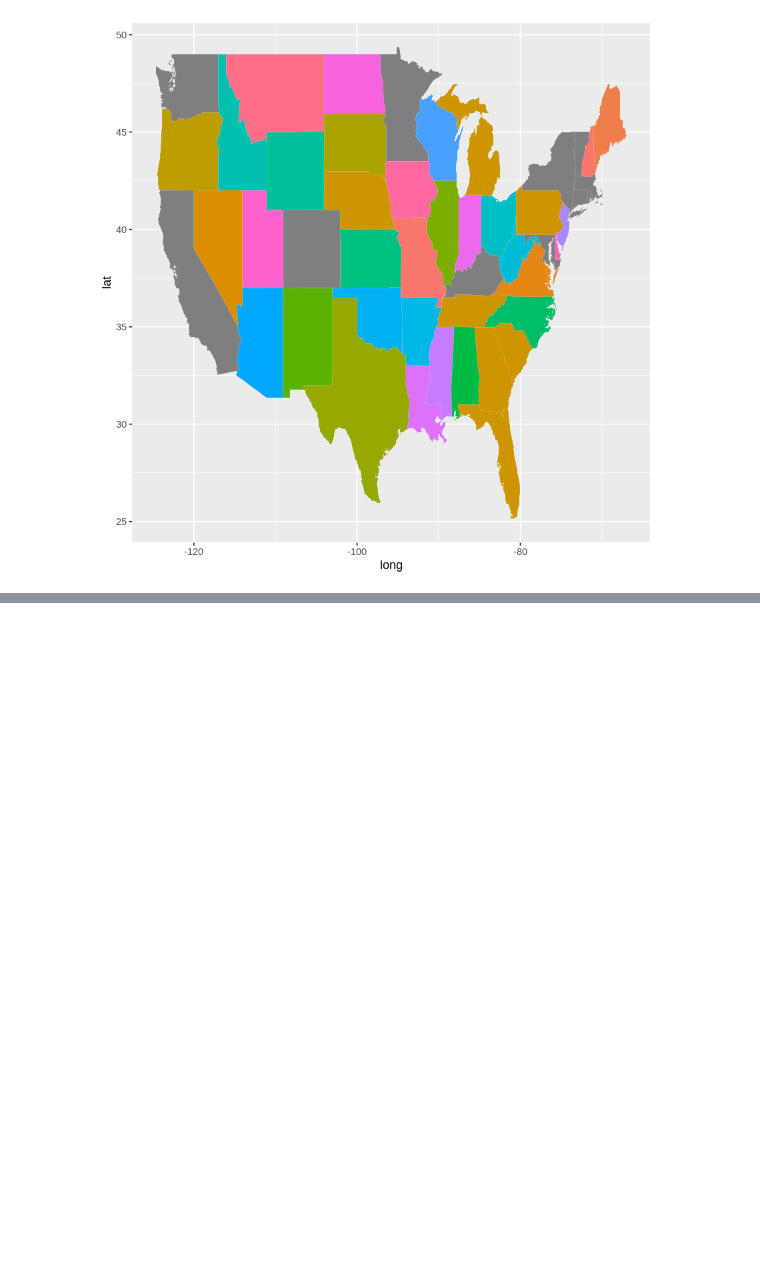
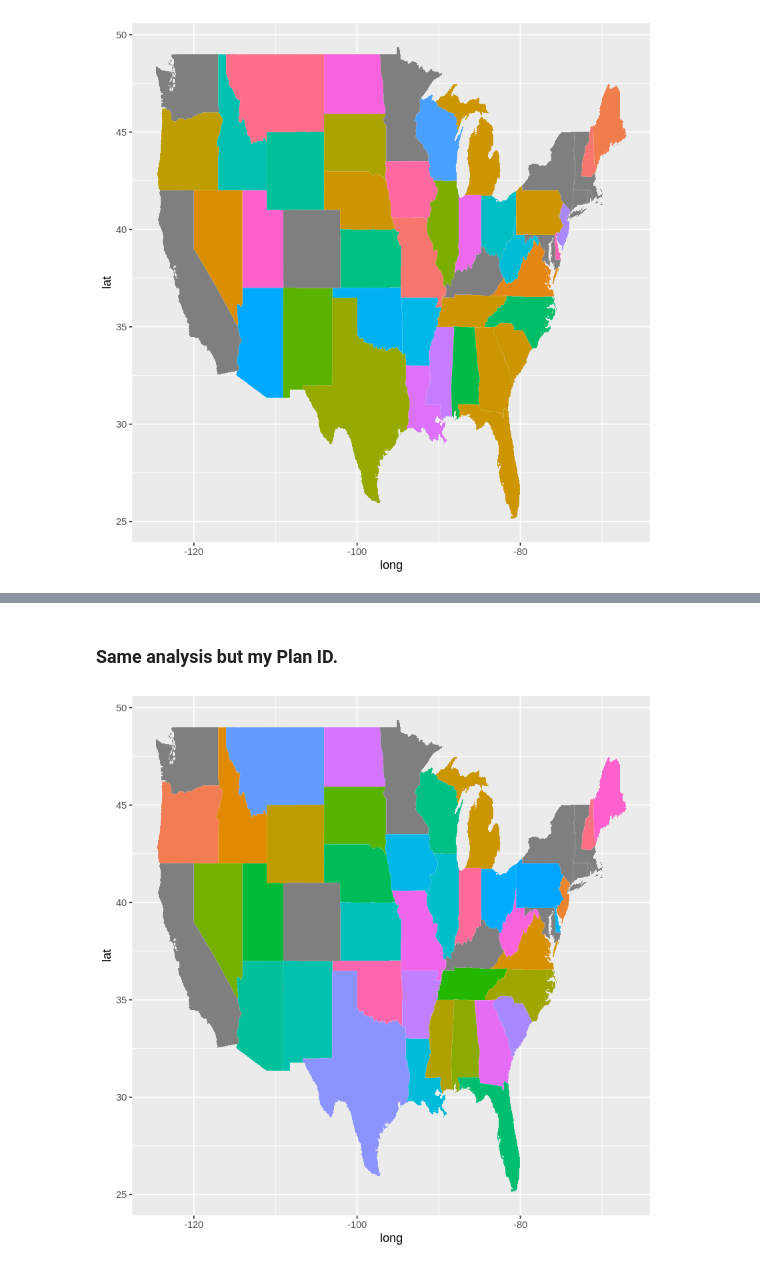
Before and after one commit to bryanjonas/HealthInsuranceEDA, a Jupyter notebook: PlansVaryStates.ipynb, the cells around one changed output, grey strips where cells are left out. Saved outputs shown, nothing was run; the diff lists cells and outputs as text; code cells hidden in the pictures; blank space fills up the shorter version.

```diff
--- a/PlansVaryStates.ipynb
+++ b/PlansVaryStates.ipynb
@@ -68,0 +86,14 @@ guides(fill = FALSE)
+# %% [markdown]
+### Same analysis but my Plan ID.
+# %%
+topPlanByID <- planData %>%
+count(StateCode, PlanId, sort = TRUE) %>%
+group_by(StateCode) %>%
+slice(which.max(table(PlanId)))
+# %%
+full_join(us_states, topPlanByID, by = c('State' = 'StateCode')) %>%
+ggplot(aes(x = long, y = lat, group = group, fill = PlanId)) +
+geom_polygon(color='gray90', size=0.05)+
+guides(fill = FALSE)
+# %% [output]
+[figure, added]
```
Also changed, not shown: parts of 12 cells of this notebook, 1 other file.
